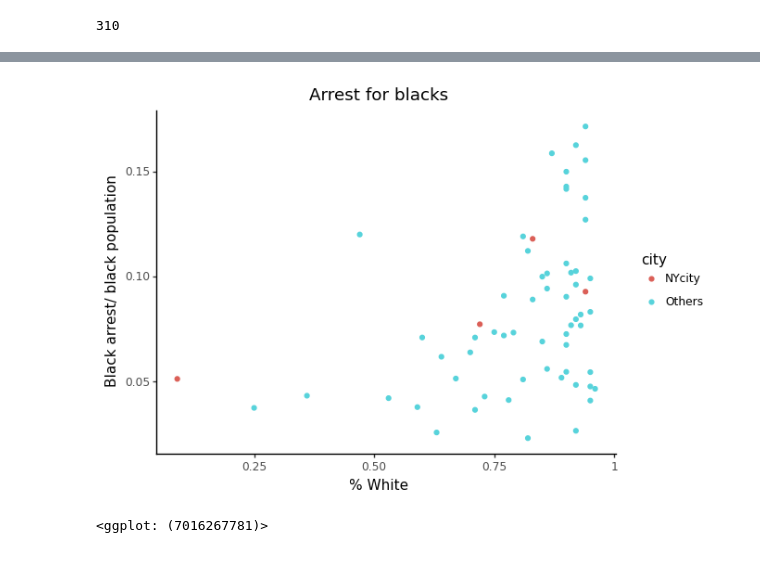
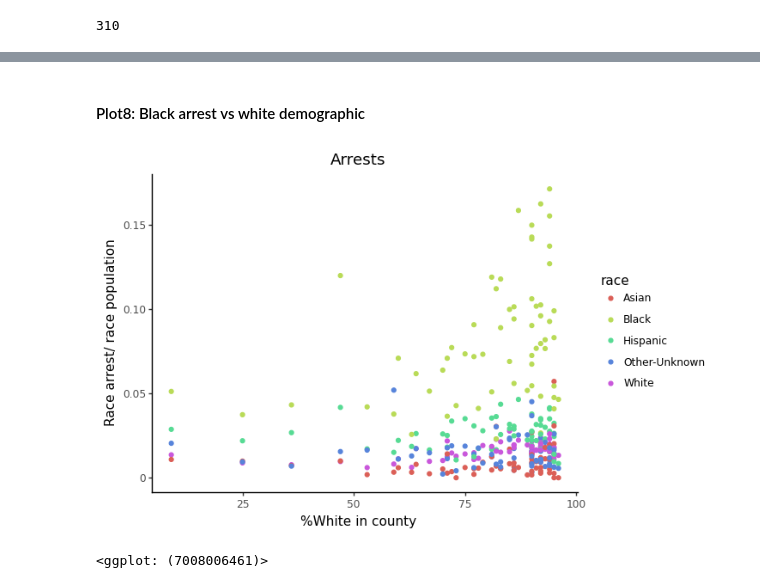
Before and after one commit to maayaikeda/newyork_crime, a Jupyter notebook: New_york_crime_cleaned.ipynb, the cells around one changed output, grey strips where cells are left out. Drawn from its saved outputs; the diff is of its cells as text; code cells hidden in the pictures.

```diff
--- a/New_york_crime_cleaned.ipynb
+++ b/New_york_crime_cleaned.ipynb
@@ -213,0 +292,3 @@ prison_df2['city'] = prison_df2['city'].str.replace(" ","")
+# %%
+# Calculate arrest/population
+prison_df2['arrestperpopulation'] = prison_df2['arrest']/prison_df2['population']
@@ -276,2 +326,0 @@ whitesum = whitesum.reset_index()
-# %%
-prison_df2['arrest/population'] = prison_df2['arrest']/prison_df2['population']
@@ -291,11 +444,13 @@ black = prison_df2[(prison_df2.race == 'Black')]
+# %% [markdown]
+#### Plot8: <a id='plot8'>Black arrest vs white demographic </a>
 # %%
-(ggplot(black, aes(x= 'perwhite', y='arrest/population',color = 'city'))
+(ggplot(prison_df2, aes(x= 'perwhite*100', y='arrestperpopulation',color = 'race'))
  + geom_point()
- + ggtitle('Arrest for blacks')
- + ylab('Black arrest/ black population')
- + xlab('% White')
+ + ggtitle('Arrests')
+ + ylab('Race arrest/ race population')
+ + xlab('%White in county')
  + theme_classic()
 )
 # %% [output]
-[figure, old version]
+[figure, new version]
-<ggplot: (7016267781)>
+<ggplot: (7008006461)>
```
Also changed, not shown: parts of 90 cells of this notebook.
